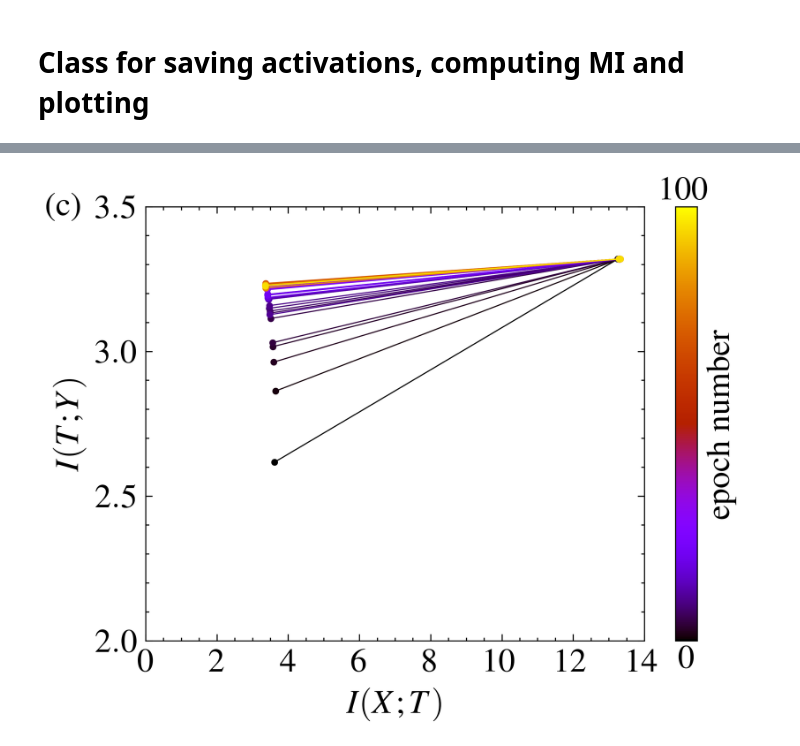
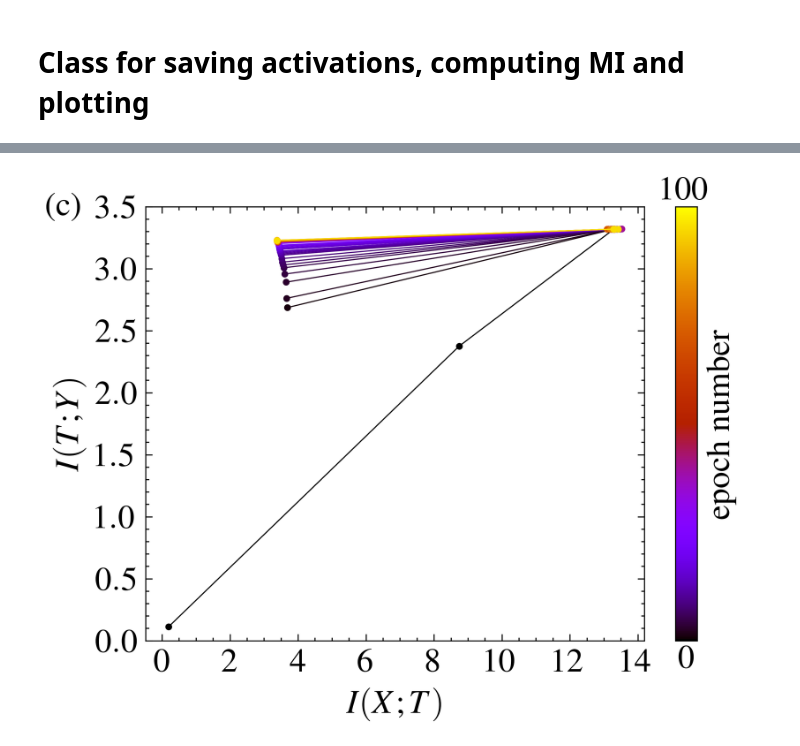
Before and after one commit to resonance-dfb/deep-network-optuna, a Jupyter notebook: 信息瓶颈理论与实现讲座11 ReLU GELU.ipynb, the cells around one changed output, grey strips where cells are left out. Saved outputs shown, nothing was run; the diff lists cells and outputs as text; code cells hidden in the pictures.

```diff
--- a/信息瓶颈理论与实现讲座11 ReLU GELU.ipynb
+++ b/信息瓶颈理论与实现讲座11 ReLU GELU.ipynb
@@ -420,17 +413,16 @@ def plot_information_plane(IXT_array, ITY_array, num_epochs, every_n_early=1, ev
 
     ax.set_xticks([0, 2, 4, 6, 8, 10, 12, 14])
     ax.set_yticks([0, 0.5, 1, 1.5, 2, 2.5, 3.0, 3.5])
-    ax.set_ylim(-0.05, 3.5)  # 修改y轴坐标范围
+    ax.set_ylim(0.9, 3.5)  # 修改y轴坐标范围
     # Adjust coordinates of text according to the plot area
     ax.text(-0.2, 0.98, '(b)', fontdict={'size': 15, 'color': 'black'}, transform=ax.transAxes)
 
-    fig.savefig('D:/深度学习与信息论/Fig8bb.eps', dpi=800)
+    fig.savefig('D:/2023年研究生文件/Fig8b.eps', dpi=800)
     plt.show()
 
-IXT_array = np.load('D:/深度学习与信息论/MI_XM_upper_array.npy')
-print(IXT_array)
-ITY_array = np.load('D:/深度学习与信息论/MI_YM_upper_array.npy')
-print(ITY_array)
+IXT_array = np.load('D:/2023年研究生文件/MI_XM_upper_array.npy')
+
+ITY_array = np.load('D:/2023年研究生文件/MI_YM_upper_array.npy')
 
 plot_information_plane(IXT_array, ITY_array, num_epochs=100, every_n_early=1, every_n_late=5)
 # %% [output]
@@ -801,37 +746,37 @@ def plot_information_plane(IXT_array, ITY_array, num_epochs, every_n_early=1, ev
         if i < 20:
             color_idx = i * every_n_early
         else:
             color_idx = 20 * every_n_early + (i - 20) * every_n_late
 
         ax.plot(IXT, ITY, marker='o', markersize=3, markeredgewidth=0.04,
                 linestyle='-', linewidth=0.5, color=colors[color_idx], zorder=10)
 
     sm = plt.cm.ScalarMappable(cmap=cmap, norm=plt.Normalize(vmin=0, vmax=1))
     sm._A = []
 
     # 使用ax参数指定颜色条位置
     cbar = plt.colorbar(sm, ax=ax, ticks=[])
     cbar.set_label('epoch number', fontsize=15)
     cbar.ax.tick_params(labelsize=15)
     cbar.ax.text(0.5, -0.01, 0, transform=cbar.ax.transAxes, va='top', ha='center')
     cbar.ax.text(0.5, 1.0, str(num_epochs), transform=cbar.ax.transAxes, va='bottom', ha='center')
 
     ax.set_xticks([0, 2, 4, 6, 8, 10, 12, 14])
-    ax.set_yticks([2.0, 2.5, 3.0, 3.5])
-    ax.set_ylim(2.0, 3.5)  # 修改y轴坐标范围
+    ax.set_yticks([0,0.5,1.0, 1.5, 2.0, 2.5, 3.0, 3.5])
+    ax.set_ylim(0.0, 3.5)  # 修改y轴坐标范围
     # Adjust coordinates of text according to the plot area
     ax.text(-0.2, 0.98, '(c)', fontdict={'size': 15, 'color': 'black'}, transform=ax.transAxes)
 
-    fig.savefig('D:/深度学习与信息论/Fig8cc.eps', dpi=800)
+    fig.savefig('D:/深度学习与信息论/Fig8c.eps', dpi=800)
     plt.show()
 
 IXT_array = np.load('D:/深度学习与信息论/MI_XM_upper_arrayS.npy')
 ITY_array = np.load('D:/深度学习与信息论/MI_YM_upper_arrayS.npy')
 
 
 plot_information_plane(IXT_array, ITY_array, num_epochs=100, every_n_early=1, every_n_late=5)
 # %% [output]
-[figure, old version]
+[figure, new version]
 # %%
 IXT_array
 # %% [output]
```
Also changed, not shown: parts of 18 cells of this notebook.
